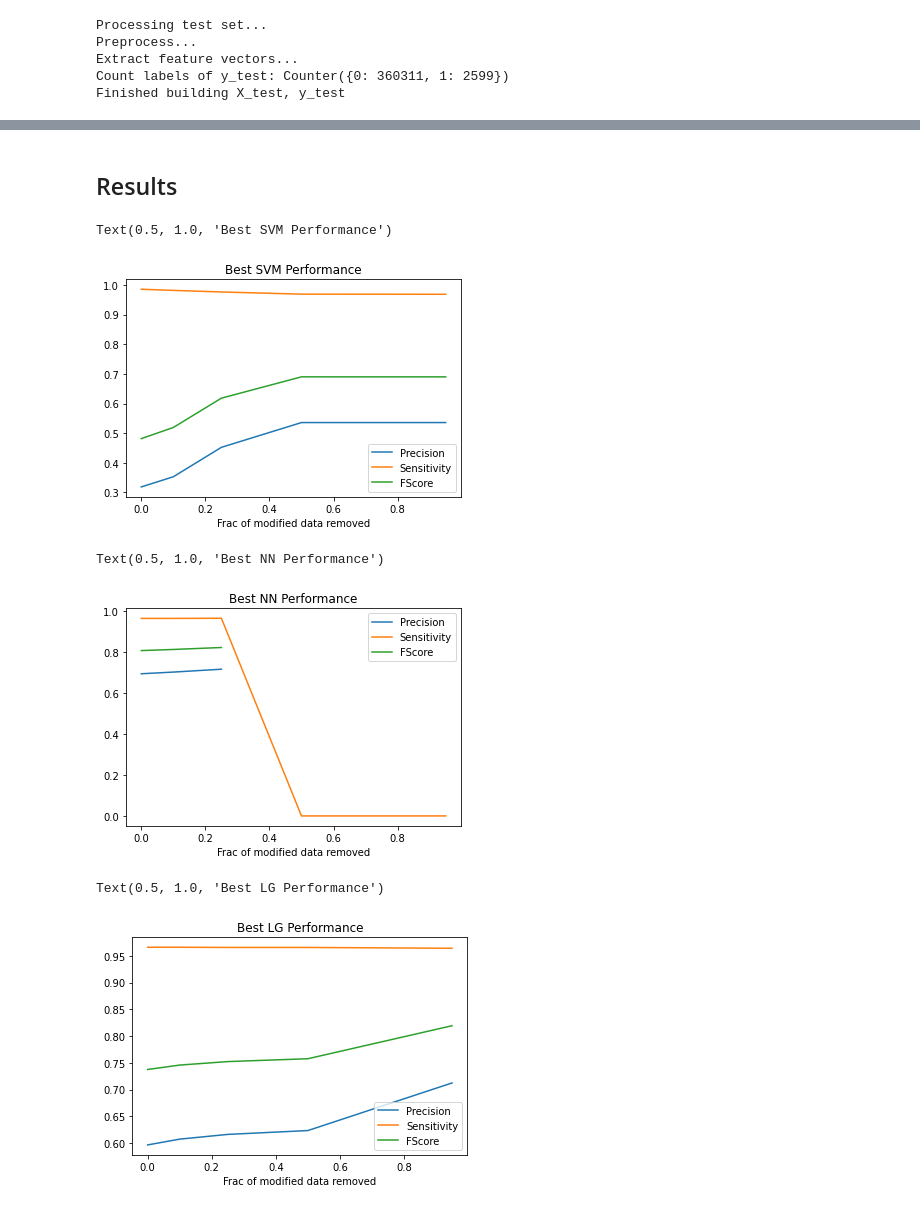
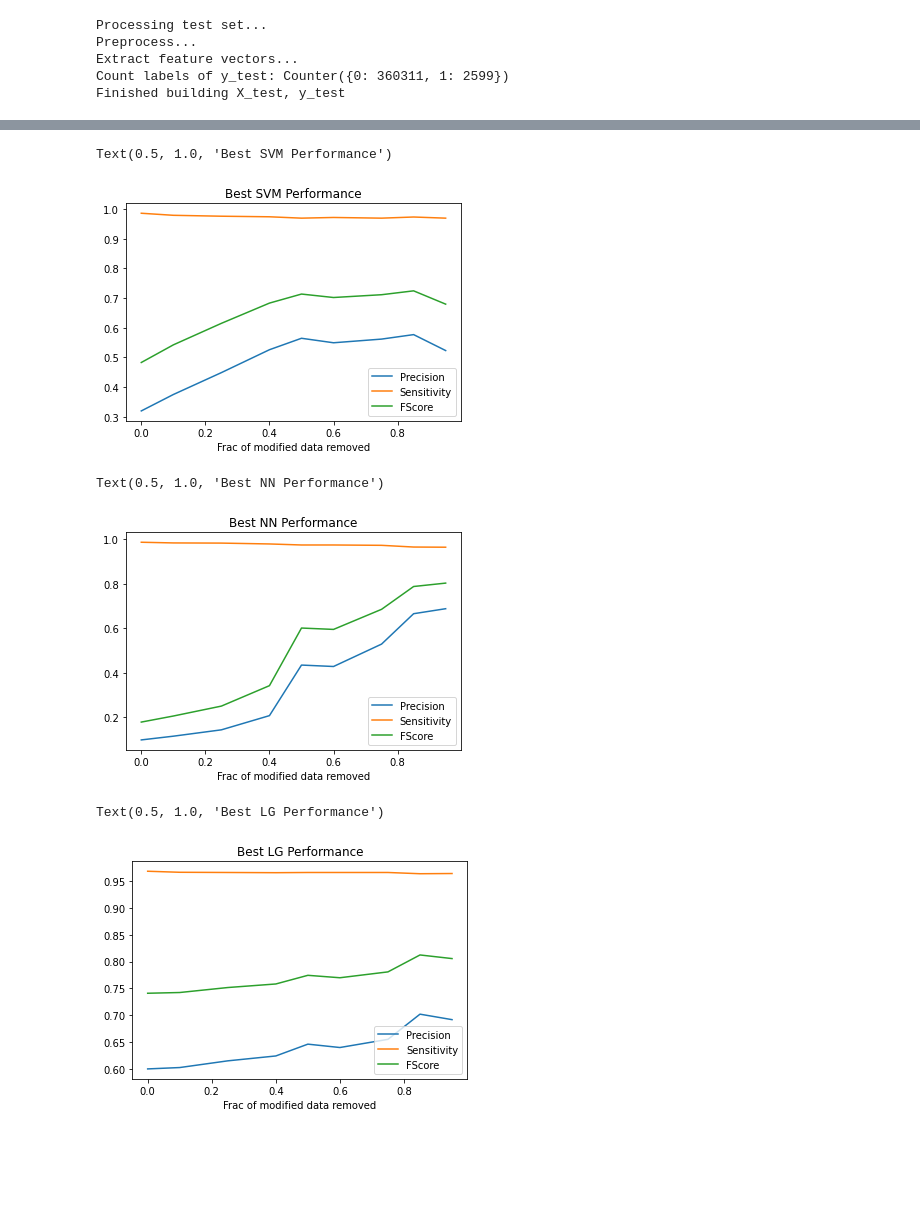
Before and after one commit to Asciotti/Medical-Record-Linkage-Ensemble, a Jupyter notebook: ePBRN_UNSW_Linkage_Ablation.ipynb, the cells around one changed output, grey strips where cells are left out. Drawn from its saved outputs; the diff is of its cells as text; code cells hidden in the pictures; blank space fills up the shorter version.

Commit message:
Added new graph for ablation

```diff
--- a/ePBRN_UNSW_Linkage_Ablation.ipynb
+++ b/ePBRN_UNSW_Linkage_Ablation.ipynb
@@ -124,0 +135,4 @@ Train set size: 14078 , number of matched pairs:  1630
+# %%
+x, y = _GetXTrain_YTrain(frac=0.75)
+X_trains.append(x)
+y_trains.append(y)
@@ -124,0 +141,4 @@ Train set size: 14078 , number of matched pairs:  1630
+# %%
+x, y = _GetXTrain_YTrain(frac=0.85)
+X_trains.append(x)
+y_trains.append(y)
@@ -194,7 +220,7 @@ Finished building X_test, y_test
 # Choose model
 modeltypes = ['svm', 'nn', 'lg']
 modeltypes_2 = ['rbf', 'relu', 'l2']
-modelparams = [0.001, 2000, 0.005]
+modelparams = [0.001, 100, 0.005]
 precision = []
 sensitivity = []
 Fscore = []
@@ -247,72 +266,72 @@ Fracs: [0, 0, 0, 0.1, 0.1, 0.1, 0.25, 0.25, 0.25, 0.5, 0.5, 0.5, 0.95, 0.95, 0.9
-# %% [markdown]
-## Results
+# %%
+N = int(len(fracs) / 3)
 # %%
 import matplotlib.pyplot as plt
 
+
 plt.plot(
-    [fracs[0], fracs[3], fracs[6], fracs[9], fracs[12], ],
-    [precision[0], precision[3], precision[6], precision[9], precision[12], ],
+    [fracs[i * 3] for i in range(N)],
+    [precision[i * 3] for i in range(N)],
 )
 
 plt.plot(
-    [fracs[0], fracs[3], fracs[6], fracs[9], fracs[12], ],
-    [sensitivity[0], sensitivity[3], sensitivity[6], sensitivity[9], sensitivity[12], ],
+    [fracs[i * 3] for i in range(N)],
+    [sensitivity[i * 3] for i in range(N)],
 )
 
 plt.plot(
-    [fracs[0], fracs[3], fracs[6], fracs[9], fracs[12], ],
-    [Fscore[0], Fscore[3], Fscore[6], Fscore[9], Fscore[12], ],
+    [fracs[i * 3] for i in range(N)],
+    [Fscore[i * 3] for i in range(N)],
 )
 plt.legend(['Precision', 'Sensitivity', 'FScore'])
 plt.xlabel('Frac of modified data removed')
 plt.title('Best SVM Performance')
 # %% [output]
 Text(0.5, 1.0, 'Best SVM Performance')
-[figure, old version]
+[figure, new version]
 # %%
 import matplotlib.pyplot as plt
 
 plt.plot(
-    [fracs[1], fracs[4], fracs[7], fracs[10], fracs[13], ],
-    [precision[1], precision[4], precision[7], precision[10], precision[13], ],
-)
-
-
-plt.plot(
-    [fracs[1], fracs[4], fracs[7], fracs[10], fracs[13], ],
-    [sensitivity[1], sensitivity[4], sensitivity[7], sensitivity[10], sensitivity[13], ],
+    [fracs[i * 3 + 1] for i in range(N)],
+    [precision[i * 3 + 1] for i in range(N)],
 )
 
 plt.plot(
-    [fracs[1], fracs[4], fracs[7], fracs[10], fracs[13], ],
-    [Fscore[1], Fscore[4], Fscore[7], Fscore[10], Fscore[13], ],
+    [fracs[i * 3 + 1] for i in range(N)],
+    [sensitivity[i * 3 + 1] for i in range(N)],
+)
+
+plt.plot(
+    [fracs[i * 3 + 1] for i in range(N)],
+    [Fscore[i * 3 + 1] for i in range(N)],
 )
 plt.legend(['Precision', 'Sensitivity', 'FScore'])
 plt.xlabel('Frac of modified data removed')
 plt.title('Best NN Performance')
 # %% [output]
 Text(0.5, 1.0, 'Best NN Performance')
-[figure, old version]
+[figure, new version]
 # %%
 import matplotlib.pyplot as plt
 
 plt.plot(
-    [fracs[2], fracs[5], fracs[8], fracs[11], fracs[14], ],
-    [precision[2], precision[5], precision[8], precision[11], precision[14], ],
+    [fracs[i * 3 + 2] for i in range(N)],
+    [precision[i * 3 + 2] for i in range(N)],
 )
 
 plt.plot(
-    [fracs[2], fracs[5], fracs[8], fracs[11], fracs[14], ],
-    [sensitivity[2], sensitivity[5], sensitivity[8], sensitivity[11], sensitivity[14], ],
+    [fracs[i * 3 + 2] for i in range(N)],
+    [sensitivity[i * 3 + 2] for i in range(N)],
 )
 
 plt.plot(
-    [fracs[2], fracs[5], fracs[8], fracs[11], fracs[14], ],
-    [Fscore[2], Fscore[5], Fscore[8], Fscore[11], Fscore[14], ],
+    [fracs[i * 3 + 2] for i in range(N)],
+    [Fscore[i * 3 + 2] for i in range(N)],
 )
 plt.legend(['Precision', 'Sensitivity', 'FScore'])
 plt.xlabel('Frac of modified data removed')
 plt.title('Best LG Performance')
 # %% [output]
 Text(0.5, 1.0, 'Best LG Performance')
-[figure, old version]
+[figure, new version]
```
Also changed, not shown: parts of 22 cells of this notebook.
